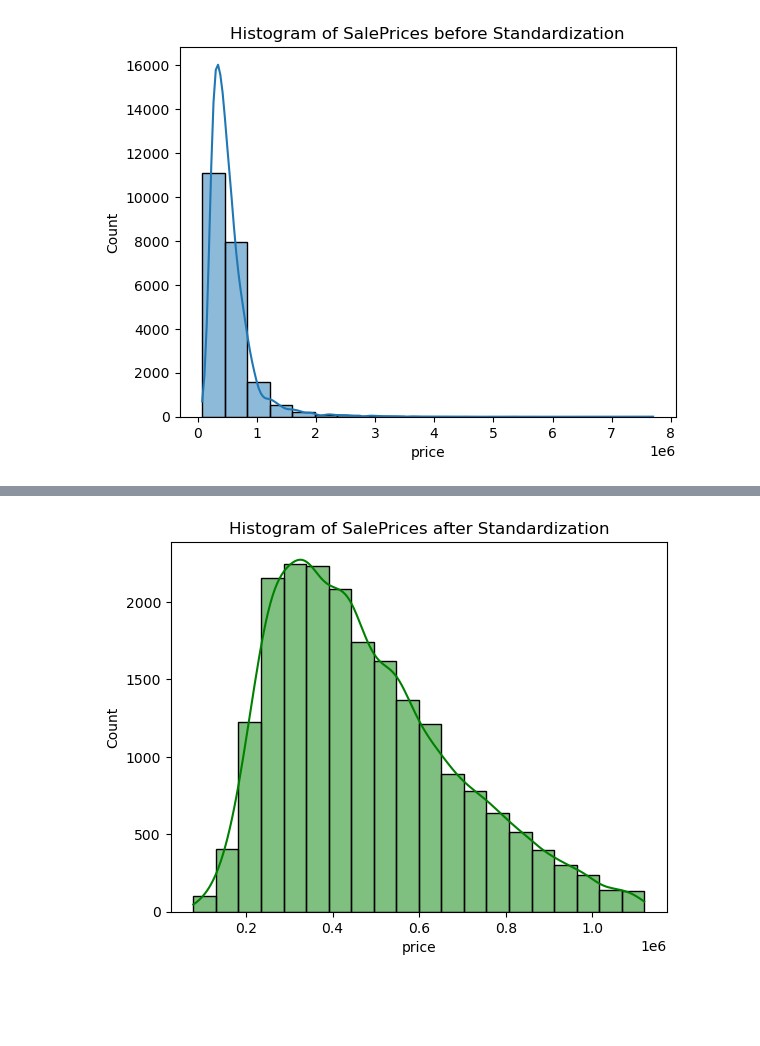
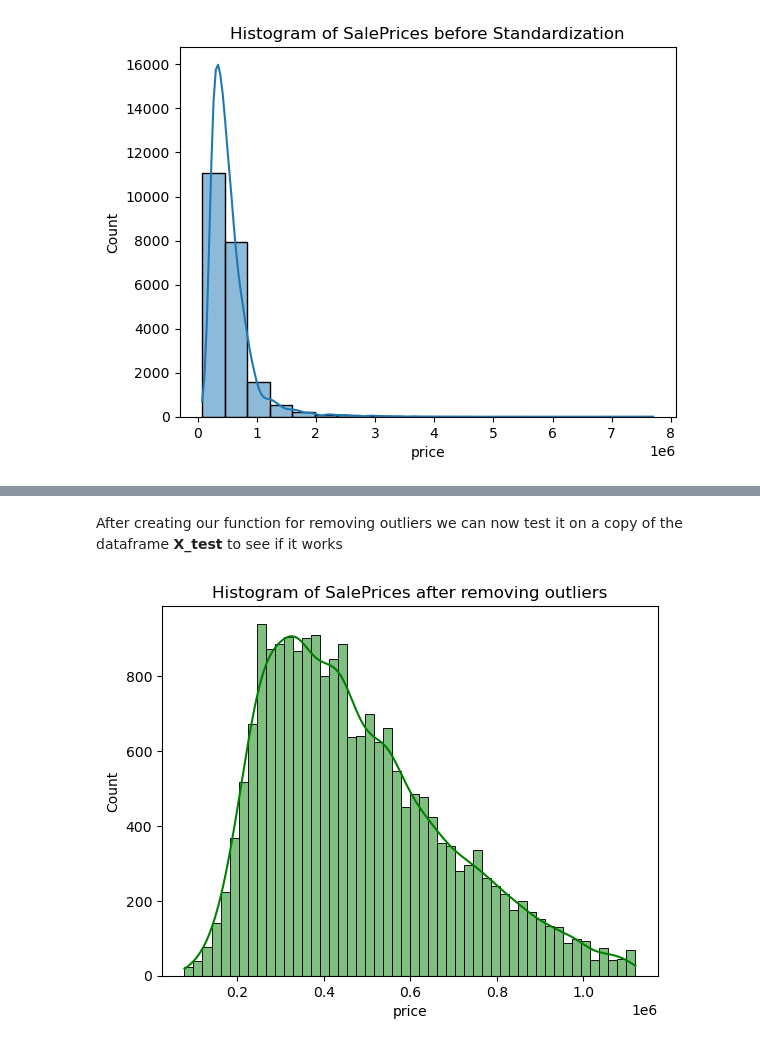
Before and after one commit to DennisWainaina/Megamax-Real-Estate-House-Project, a Jupyter notebook: index.ipynb, the cells around one changed output, grey strips where cells are left out. Drawn from its saved outputs; the diff is of its cells as text; code cells hidden in the pictures; blank space fills up the shorter version.

Commit message:
Added function for checking for outliers and removing them

```diff
--- a/index.ipynb
+++ b/index.ipynb
@@ -402,0 +387,8 @@ numeric_variables
+# %%
+# Creating a copy of the dataframe to remove outliers to see if it works before applying to our real data.
+X_test = house_data.copy()
+
+# Isolating numeric variables
+numeric_variables = X_test.select_dtypes(include=np.number).columns.to_list()
+
+numeric_variables
@@ -438,11 +446,13 @@ def outliers(df):
 
     # Results
     return standardized_df
+# %% [markdown]
+After creating our function for removing outliers we can now test it on a copy of the dataframe **X_test** to see if it works
 # %%
 new_df = outliers(X_test[numeric_variables])
 
 # Histogram of price after removing outliers.
-sns.histplot(new_df['price'], kde=True, color='green', bins=20)
-plt.title('Histogram of SalePrices after Standardization');
+sns.histplot(new_df['price'], kde=True, color='green', bins='auto')
+plt.title('Histogram of SalePrices after removing outliers');
 # %% [output]
-[figure, old version]
+[figure, new version]
```
Also changed, not shown: parts of 9 cells of this notebook.
